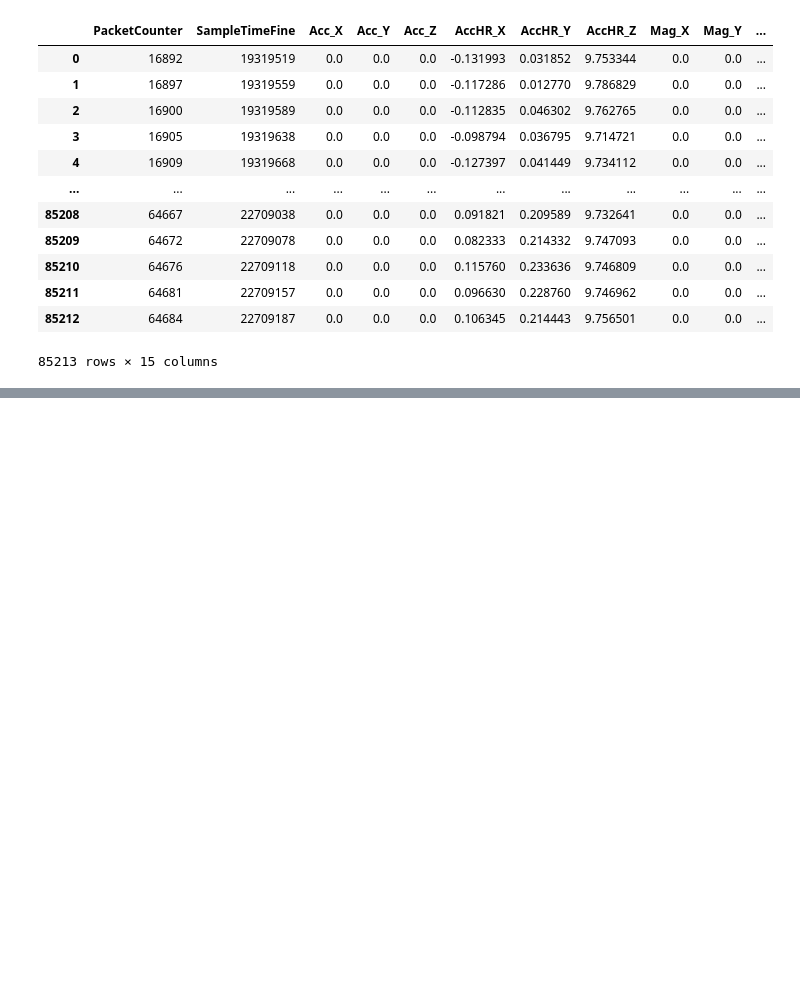
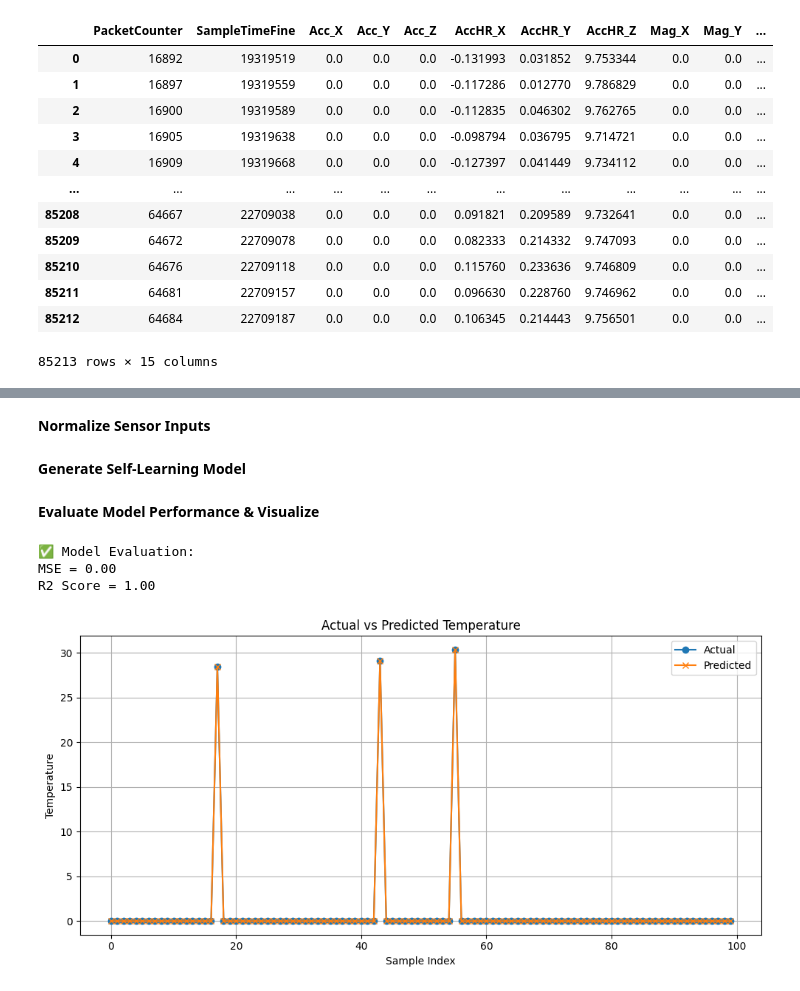
Before and after one commit to Samplergithub769/mtu-xsens-imu-Sensor, a Jupyter notebook: mtu_xsens_imu_Sensor.ipynb, the cells around one changed output, grey strips where cells are left out. Cells and saved outputs as stored; diff of their text form; code cells hidden in the pictures; blank space fills up the shorter version.

```diff
--- a/mtu_xsens_imu_Sensor.ipynb
+++ b/mtu_xsens_imu_Sensor.ipynb
@@ -117,0 +148,3 @@ df_noise_100hz
+# %%
+# Drop rows with missing values
+df_all.dropna(inplace=True)
@@ -117,0 +153,3 @@ df_noise_100hz
+# %%
+# Tag as clean or noisy for supervised learning
+df_all['Noise_Flag'] = df_all['Source'].apply(lambda x: 1 if 'Noise' in x else 0)
@@ -117,0 +172,59 @@ df_noise_100hz
+# %% [markdown]
+**Normalize Sensor Inputs**
+# %%
+from sklearn.preprocessing import StandardScaler
+
+# Select sensor features
+features = ['PacketCounter', 'SampleTimeFine', 'AccHR_X', 'AccHR_Y', 'AccHR_Z',
+            'Mag_X', 'Mag_Y', 'Mag_Z', 'Roll', 'Pitch', 'Yaw']
+target = 'Temperature'  # Predicting temperature
+
+X = df_all[features]
+y = df_all[target]
+
+# Normalize features
+scaler = StandardScaler()
+X_scaled = scaler.fit_transform(X)
+# %% [markdown]
+**Generate Self-Learning Model**
+# %%
+from sklearn.model_selection import train_test_split
+from sklearn.ensemble import RandomForestRegressor
+
+# Split into train and test sets
+X_train, X_test, y_train, y_test = train_test_split(X_scaled, y, test_size=0.2, random_state=42)
+
+# Train a regression model
+model = RandomForestRegressor(n_estimators=100, random_state=42)
+model.fit(X_train, y_train)
+
+# Predict
+y_pred = model.predict(X_test)
+# %% [markdown]
+**Evaluate Model Performance & Visualize**
+# %%
+from sklearn.metrics import mean_squared_error, r2_score
+import matplotlib.pyplot as plt
+
+mse = mean_squared_error(y_test, y_pred)
+r2 = r2_score(y_test, y_pred)
+
+print(f"✅ Model Evaluation:\nMSE = {mse:.2f}\nR2 Score = {r2:.2f}")
+# %% [output]
+✅ Model Evaluation:
+MSE = 0.00
+R2 Score = 1.00
+# %%
+# Plot actual vs predicted
+plt.figure(figsize=(10,5))
+plt.plot(y_test.values[:100], label='Actual', marker='o')
+plt.plot(y_pred[:100], label='Predicted', marker='x')
+plt.title("Actual vs Predicted Temperature")
+plt.xlabel("Sample Index")
+plt.ylabel("Temperature")
+plt.legend()
+plt.grid(True)
+plt.tight_layout()
+plt.show()
+# %% [output]
+[figure, added]
```
Also changed, not shown: parts of 5 cells of this notebook.
